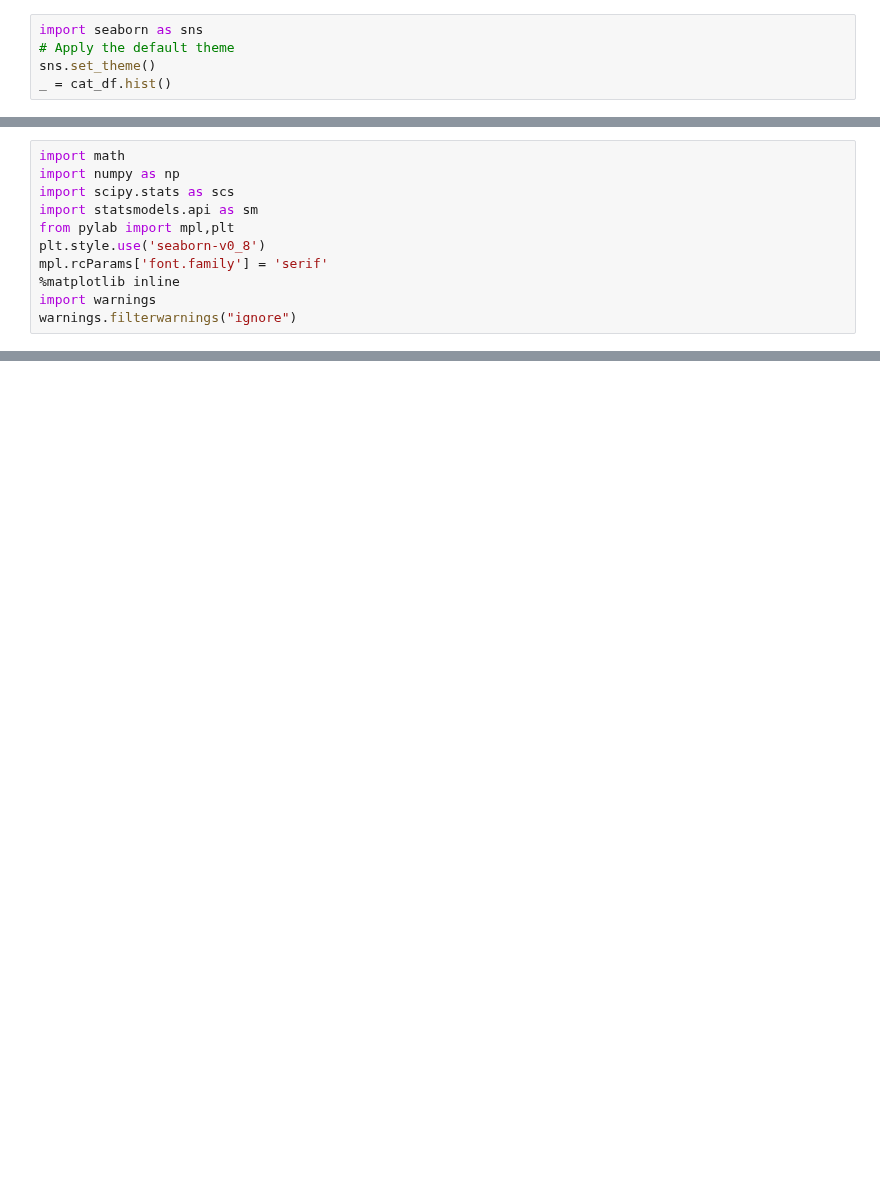
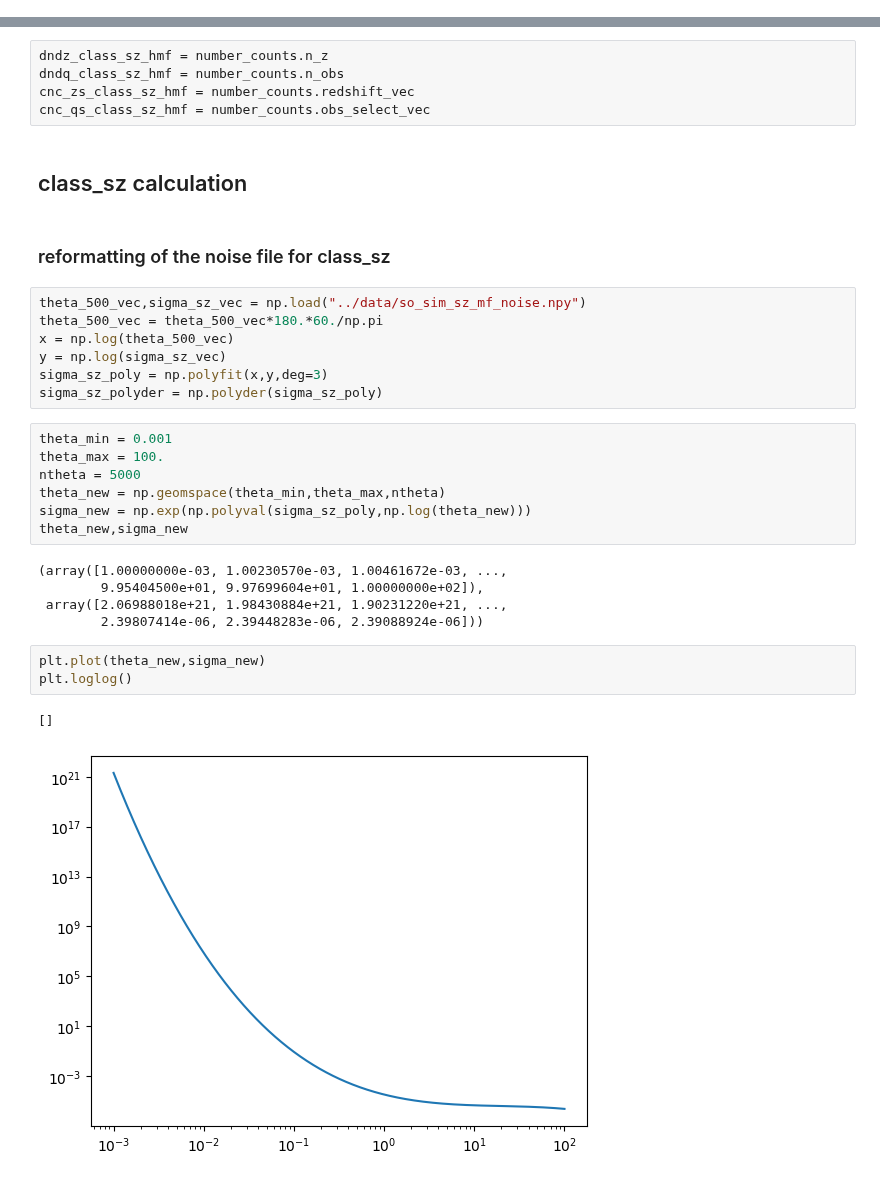
Before and after one commit to inigozubeldia/cosmocnc, a Jupyter notebook: tutorials/cosmocnc_so_benchmark_class_sz.ipynb, the cells around one changed output, grey strips where cells are left out. Drawn from its saved outputs; the diff is of its cells as text; blank space fills up the shorter version.

Commit message:
pushing notebook and class_sz params

```diff
--- a/tutorials/cosmocnc_so_benchmark_class_sz.ipynb
+++ b/tutorials/cosmocnc_so_benchmark_class_sz.ipynb
@@ -5316,5 +0,0 @@ cat_df
-# %%
-import seaborn as sns
-# Apply the default theme
-sns.set_theme()
-_ = cat_df.hist()
@@ -5920,11 +0,0 @@ print(p_value)
-# %%
-import math
-import numpy as np
-import scipy.stats as scs
-import statsmodels.api as sm
-from pylab import mpl,plt
-plt.style.use('seaborn-v0_8')
-mpl.rcParams['font.family'] = 'serif'
-%matplotlib inline
-import warnings
-warnings.filterwarnings("ignore")
@@ -6899,0 +141,34 @@ ModuleNotFoundError: No module named 'pixell'
+# %%
+dndz_class_sz_hmf = number_counts.n_z
+dndq_class_sz_hmf = number_counts.n_obs
+cnc_zs_class_sz_hmf = number_counts.redshift_vec
+cnc_qs_class_sz_hmf = number_counts.obs_select_vec
+# %% [markdown]
+## class_sz calculation
+# %% [markdown]
+### reformatting of the noise file for class_sz
+# %%
+theta_500_vec,sigma_sz_vec = np.load("../data/so_sim_sz_mf_noise.npy")
+theta_500_vec = theta_500_vec*180.*60./np.pi
+x = np.log(theta_500_vec)
+y = np.log(sigma_sz_vec)
+sigma_sz_poly = np.polyfit(x,y,deg=3)
+sigma_sz_polyder = np.polyder(sigma_sz_poly)
+# %%
+theta_min = 0.001
+theta_max = 100.
+ntheta = 5000
+theta_new = np.geomspace(theta_min,theta_max,ntheta)
+sigma_new = np.exp(np.polyval(sigma_sz_poly,np.log(theta_new)))
+theta_new,sigma_new
+# %% [output]
+(array([1.00000000e-03, 1.00230570e-03, 1.00461672e-03, ...,
+        9.95404500e+01, 9.97699604e+01, 1.00000000e+02]),
+ array([2.06988018e+21, 1.98430884e+21, 1.90231220e+21, ...,
+        2.39807414e-06, 2.39448283e-06, 2.39088924e-06]))
+# %%
+plt.plot(theta_new,sigma_new)
+plt.loglog()
+# %% [output]
+[]
+[figure, added]
```
Also changed, not shown: parts of 387 cells of this notebook, 4 other files.
